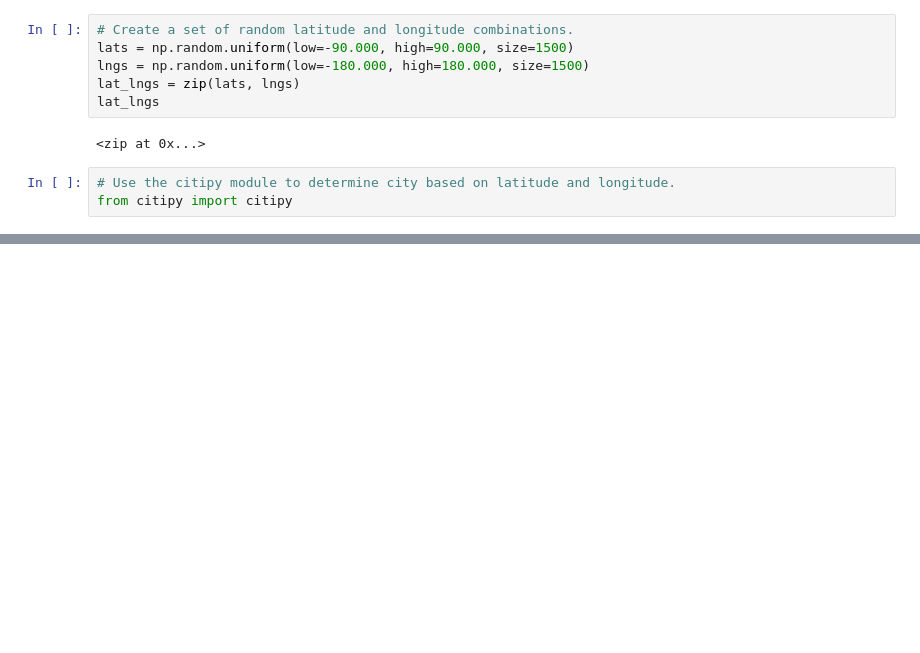
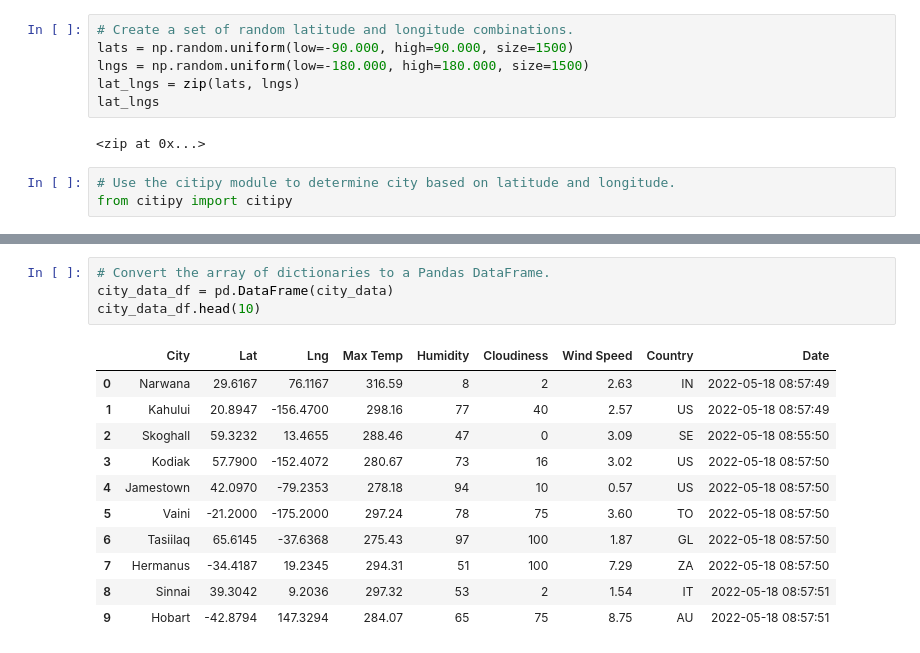
Before and after one commit to Ksenia9292/World_Weather_Analysis, a Jupyter notebook: WeatherPy.ipynb, the cells around one changed output, grey strips where cells are left out. Drawn from its saved outputs; the diff is of its cells as text; blank space fills up the shorter version.

```diff
--- a/WeatherPy.ipynb
+++ b/WeatherPy.ipynb
@@ -51,0 +133,16 @@ len(cities)
+# %%
+# Convert the array of dictionaries to a Pandas DataFrame.
+city_data_df = pd.DataFrame(city_data)
+city_data_df.head(10)
+# %% [output]
+|  | City | Lat | Lng | Max Temp | Humidity | Cloudiness | Wind Speed | Country | Date |
+| 0 | Narwana | 29.6167 | 76.1167 | 316.59 | 8 | 2 | 2.63 | IN | 2022-05-18 08:57:49 |
+| 1 | Kahului | 20.8947 | -156.4700 | 298.16 | 77 | 40 | 2.57 | US | 2022-05-18 08:57:49 |
+| 2 | Skoghall | 59.3232 | 13.4655 | 288.46 | 47 | 0 | 3.09 | SE | 2022-05-18 08:55:50 |
+| 3 | Kodiak | 57.7900 | -152.4072 | 280.67 | 73 | 16 | 3.02 | US | 2022-05-18 08:57:50 |
+| 4 | Jamestown | 42.0970 | -79.2353 | 278.18 | 94 | 10 | 0.57 | US | 2022-05-18 08:57:50 |
+| 5 | Vaini | -21.2000 | -175.2000 | 297.24 | 78 | 75 | 3.60 | TO | 2022-05-18 08:57:50 |
+| 6 | Tasiilaq | 65.6145 | -37.6368 | 275.43 | 97 | 100 | 1.87 | GL | 2022-05-18 08:57:50 |
+| 7 | Hermanus | -34.4187 | 19.2345 | 294.31 | 51 | 100 | 7.29 | ZA | 2022-05-18 08:57:50 |
+| 8 | Sinnai | 39.3042 | 9.2036 | 297.32 | 53 | 2 | 1.54 | IT | 2022-05-18 08:57:51 |
+| 9 | Hobart | -42.8794 | 147.3294 | 284.07 | 65 | 75 | 8.75 | AU | 2022-05-18 08:57:51 |
```
Also changed, not shown: parts of 6 cells of this notebook, 3 other files.
